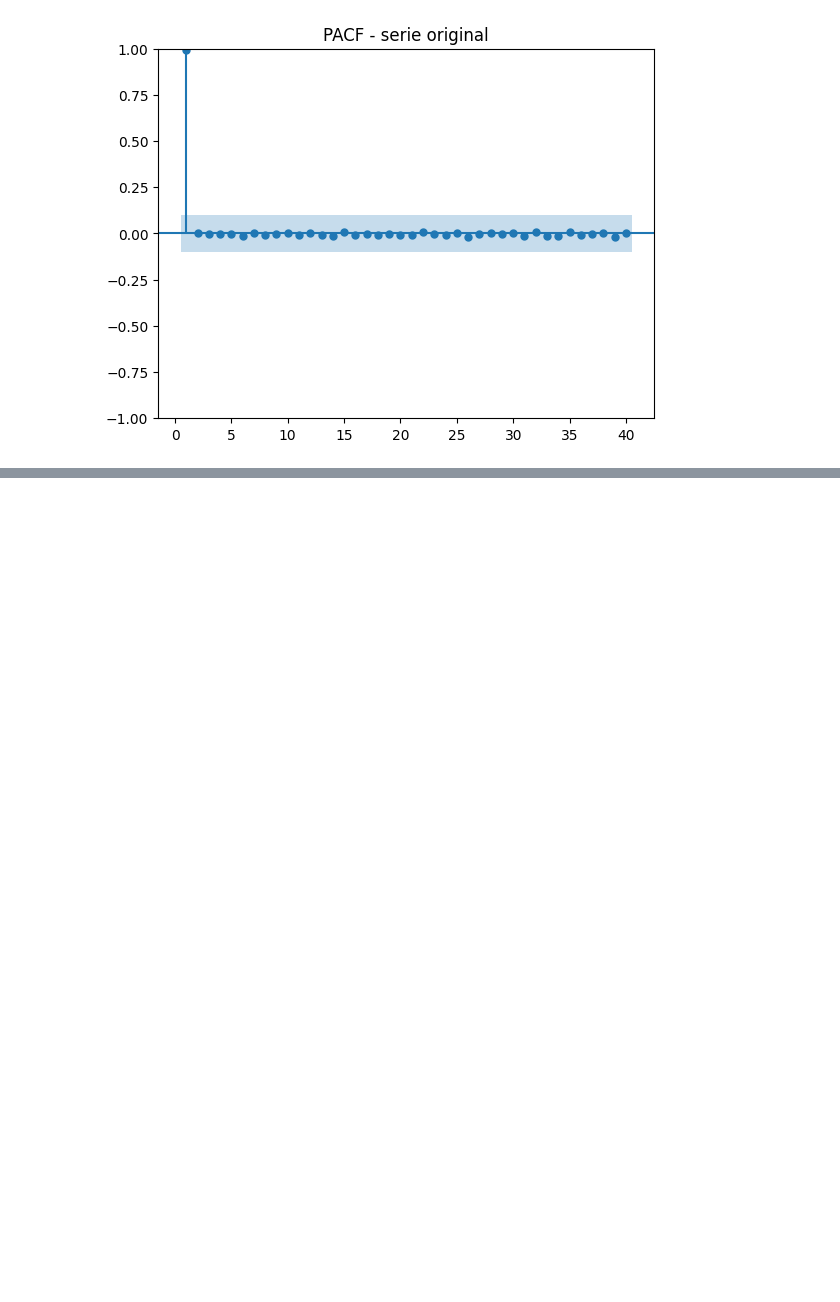
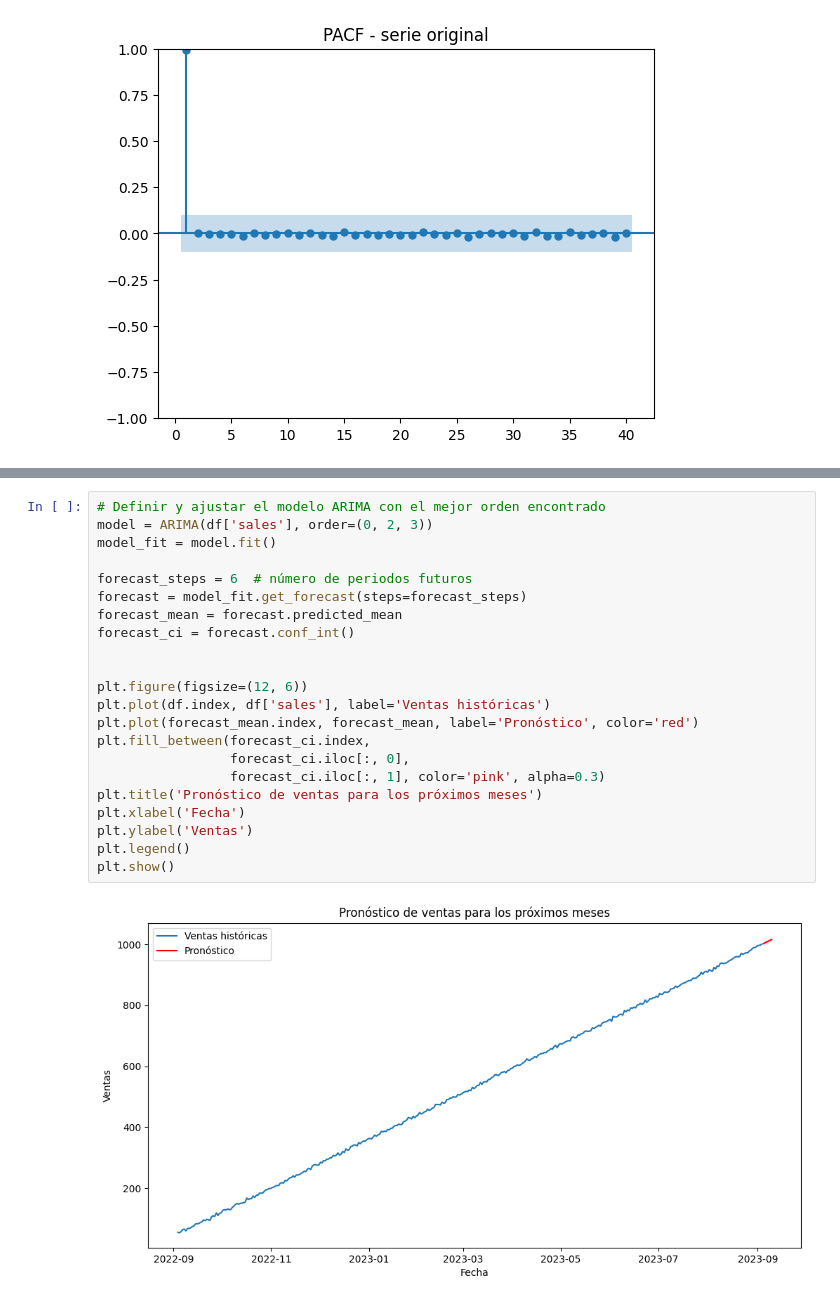
Before and after one commit to 4GeeksAcademy/iddalycastro-eda, a Jupyter notebook: src/10-time-series-forecasting.ipynb, the cells around one changed output, grey strips where cells are left out. Drawn from its saved outputs; the diff is of its cells as text; blank space fills up the shorter version.

```diff
--- a/src/10-time-series-forecasting.ipynb
+++ b/src/10-time-series-forecasting.ipynb
@@ -123,0 +244,24 @@ plt.show()
+# %%
+# Definir y ajustar el modelo ARIMA con el mejor orden encontrado
+model = ARIMA(df['sales'], order=(0, 2, 3))
+model_fit = model.fit()
+
+forecast_steps = 6  # número de periodos futuros
+forecast = model_fit.get_forecast(steps=forecast_steps)
+forecast_mean = forecast.predicted_mean
+forecast_ci = forecast.conf_int()
+
+
+plt.figure(figsize=(12, 6))
+plt.plot(df.index, df['sales'], label='Ventas históricas')
+plt.plot(forecast_mean.index, forecast_mean, label='Pronóstico', color='red')
+plt.fill_between(forecast_ci.index,
+                 forecast_ci.iloc[:, 0],
+                 forecast_ci.iloc[:, 1], color='pink', alpha=0.3)
+plt.title('Pronóstico de ventas para los próximos meses')
+plt.xlabel('Fecha')
+plt.ylabel('Ventas')
+plt.legend()
+plt.show()
+# %% [output]
+[figure, added]
```
Also changed, not shown: parts of 18 cells of this notebook, 1 other file.
